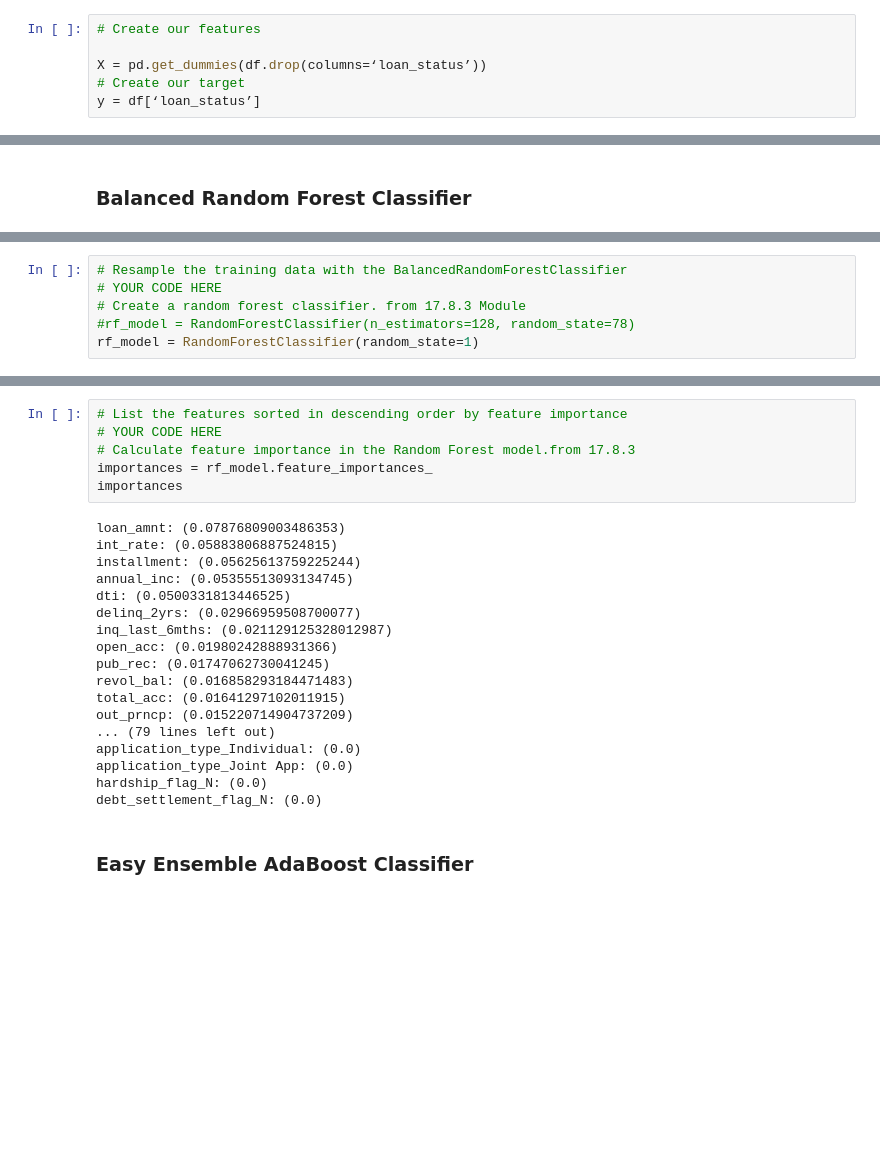
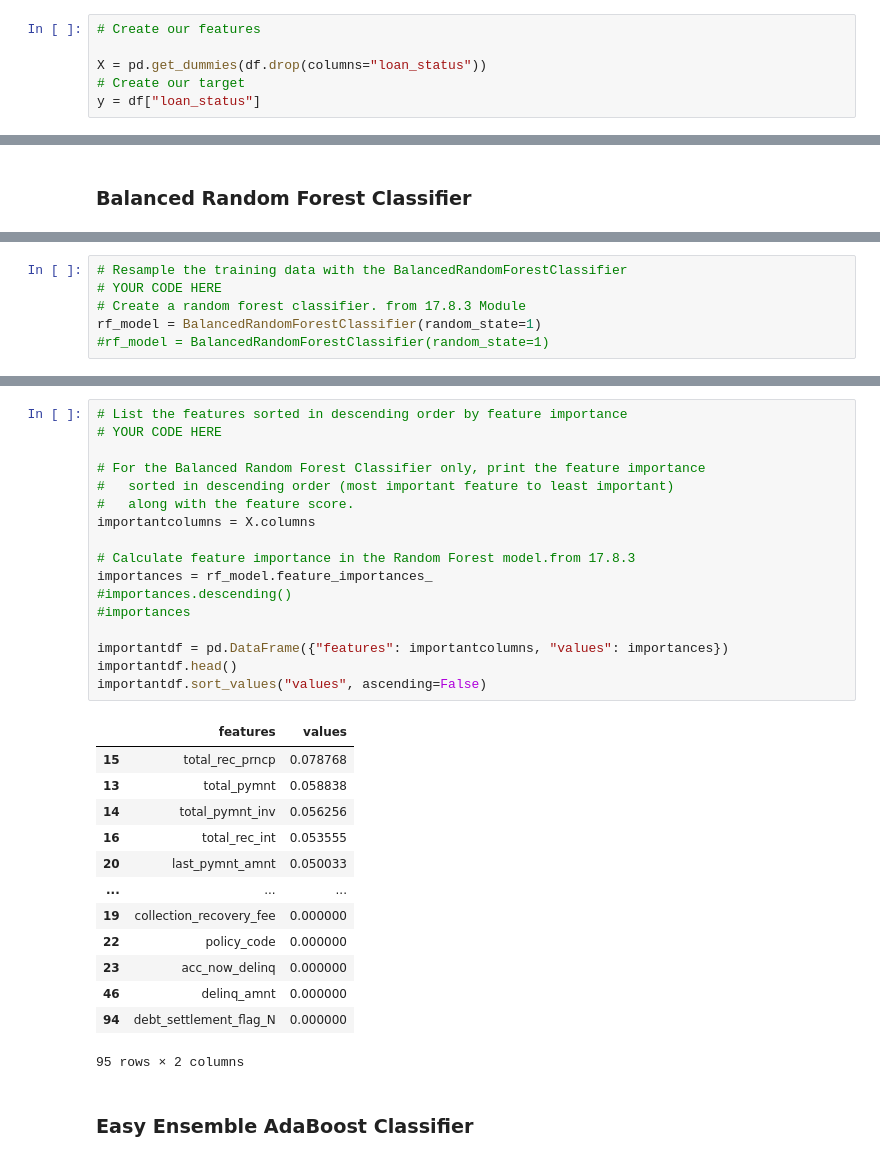
Before and after one commit to Mattiejordan/Credit_Risk_Analysis, a Jupyter notebook: credit_risk_ensemble.ipynb, the cells around one changed output, grey strips where cells are left out. Cells and saved outputs as stored; diff of their text form; blank space fills up the shorter version.

Commit message:
updated code descending

```diff
--- a/credit_risk_ensemble.ipynb
+++ b/credit_risk_ensemble.ipynb
@@ -85,9 +85,9 @@ df.head()
 # %%
 # Create our features
 
-X = pd.get_dummies(df.drop(columns=‘loan_status’))
+X = pd.get_dummies(df.drop(columns="loan_status"))
 # Create our target
-y = df[‘loan_status’]
+y = df["loan_status"]
 # %%
 X.describe()
 # %% [output]
@@ -153,5 +155,5 @@ from sklearn.metrics import confusion_matrix, accuracy_score, classification_rep
 # Resample the training data with the BalancedRandomForestClassifier
 # YOUR CODE HERE
 # Create a random forest classifier. from 17.8.3 Module
-#rf_model = RandomForestClassifier(n_estimators=128, random_state=78)
-rf_model = RandomForestClassifier(random_state=1)
+rf_model = BalancedRandomForestClassifier(random_state=1)
+#rf_model = BalancedRandomForestClassifier(random_state=1)
@@ -203,27 +214,34 @@ avg / total       0.99      0.87      0.70      0.93      0.78      0.62     172
 # %%
 # List the features sorted in descending order by feature importance
 # YOUR CODE HERE
+
+# For the Balanced Random Forest Classifier only, print the feature importance
+#   sorted in descending order (most important feature to least important)
+#   along with the feature score.
+importantcolumns = X.columns
+
 # Calculate feature importance in the Random Forest model.from 17.8.3
 importances = rf_model.feature_importances_
-importances
+#importances.descending()
+#importances
+
+importantdf = pd.DataFrame({"features": importantcolumns, "values": importances})
+importantdf.head()
+importantdf.sort_values("values", ascending=False)
 # %% [output]
+|  | features | values |
+| 15 | total_rec_prncp | 0.078768 |
+| 13 | total_pymnt | 0.058838 |
+| 14 | total_pymnt_inv | 0.056256 |
+| 16 | total_rec_int | 0.053555 |
+| 20 | last_pymnt_amnt | 0.050033 |
+| ... | ... | ... |
+| 19 | collection_recovery_fee | 0.000000 |
+| 22 | policy_code | 0.000000 |
+| 23 | acc_now_delinq | 0.000000 |
+| 46 | delinq_amnt | 0.000000 |
+| 94 | debt_settlement_flag_N | 0.000000 |
-loan_amnt: (0.07876809003486353)
-int_rate: (0.05883806887524815)
-installment: (0.05625613759225244)
-annual_inc: (0.05355513093134745)
-dti: (0.0500331813446525)
-delinq_2yrs: (0.02966959508700077)
-inq_last_6mths: (0.021129125328012987)
-open_acc: (0.01980242888931366)
-pub_rec: (0.01747062730041245)
-revol_bal: (0.016858293184471483)
-total_acc: (0.01641297102011915)
-out_prncp: (0.015220714904737209)
-... (79 lines left out)
-application_type_Individual: (0.0)
-application_type_Joint App: (0.0)
-hardship_flag_N: (0.0)
-debt_settlement_flag_N: (0.0)
+95 rows × 2 columns
 # %% [markdown]
 ### Easy Ensemble AdaBoost Classifier
 # %%
```
Also changed, not shown: parts of 10 cells of this notebook.
